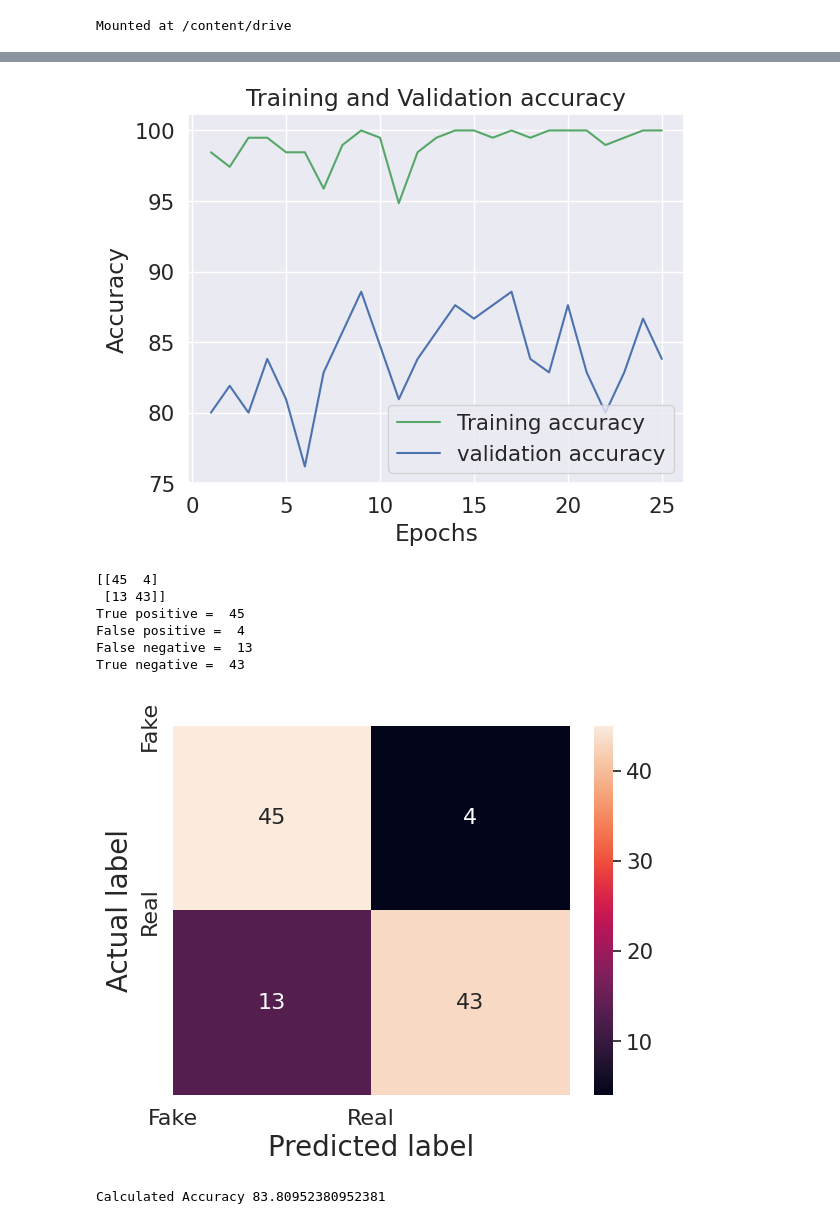
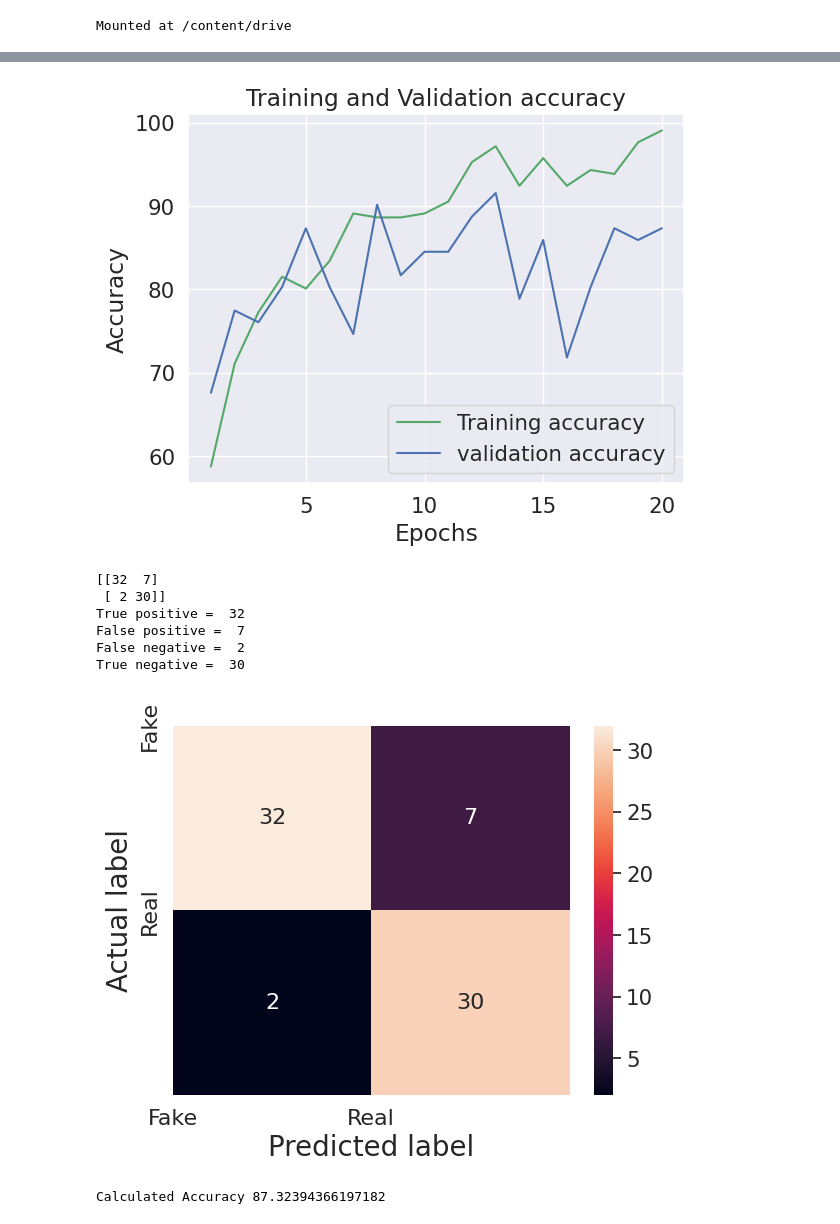
Before and after one commit to karthiksagarN/DeepFake-Detection, a Jupyter notebook: deepfake_training.ipynb, the cells around one changed output, grey strips where cells are left out. Saved outputs shown, nothing was run; the diff lists cells and outputs as text; code cells hidden in the pictures.

```diff
--- a/deepfake_training.ipynb
+++ b/deepfake_training.ipynb
@@ -209,8 +212,8 @@ print("Filenames : ",video_files)
 header_list = ["file","label"]
 labels = pd.read_csv('/content/drive/MyDrive/DeepFake/FF++/labels.csv',names=header_list)
 
-train_videos = video_files[:int(0.65*len(video_files))]
-valid_videos = video_files[int(0.65*len(video_files)):]
+train_videos = video_files[:int(0.75*len(video_files))]
+valid_videos = video_files[int(0.75*len(video_files)):]
 
 print("train : " , len(train_videos))
 print("test : " , len(valid_videos))
@@ -418,7 +421,7 @@ from sklearn.metrics import confusion_matrix
 #learning rate
 lr = 1e-4#0.001
 #number of epochs
-num_epochs = 25
+num_epochs = 20
 
 optimizer = torch.optim.Adam(model.parameters(), lr= lr,weight_decay = 1e-5)
 
@@ -446,7 +449,7 @@ for epoch in range(1,num_epochs+1):
         best_model_state = model.state_dict()
 
 if best_model_state is not None:
-    torch.save(best_model_state, '/content/drive/MyDrive/DeepFake/best_model_accuracy.pt')
+    torch.save(best_model_state, '/content/drive/MyDrive/DeepFake/new_best_model.pt')
     print("Best test accuracy:", best_accuracy)
     print("Model with the best accuracy saved as 'best_model_accuracy.pt'.")
 plot_loss(train_loss_avg,test_loss_avg,len(train_loss_avg))
@@ -475,9 +478,9 @@ Model with the best accuracy saved as 'best_model_accuracy.pt'.
-[figure, old version]
+[figure, new version]
-[[45  4]
- [13 43]]
-True positive =  45
-False positive =  4
-False negative =  13
-True negative =  43
+[[32  7]
+ [ 2 30]]
+True positive =  32
+False positive =  7
+False negative =  2
+True negative =  30
-[figure, old version]
+[figure, new version]
-Calculated Accuracy 83.80952380952381
+Calculated Accuracy 87.32394366197182
```
Also changed, not shown: parts of 9 cells of this notebook.
